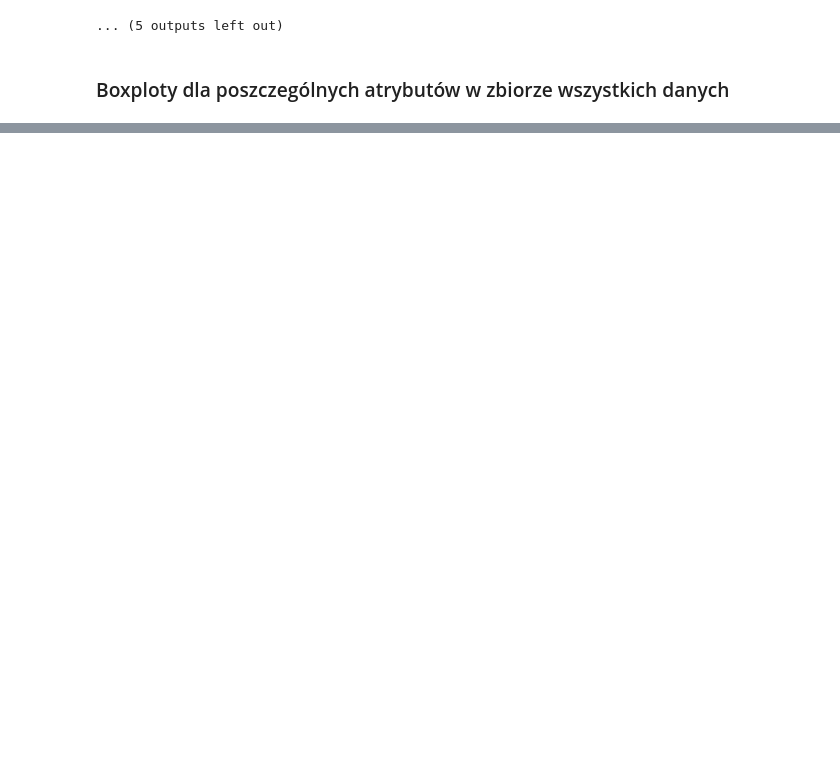
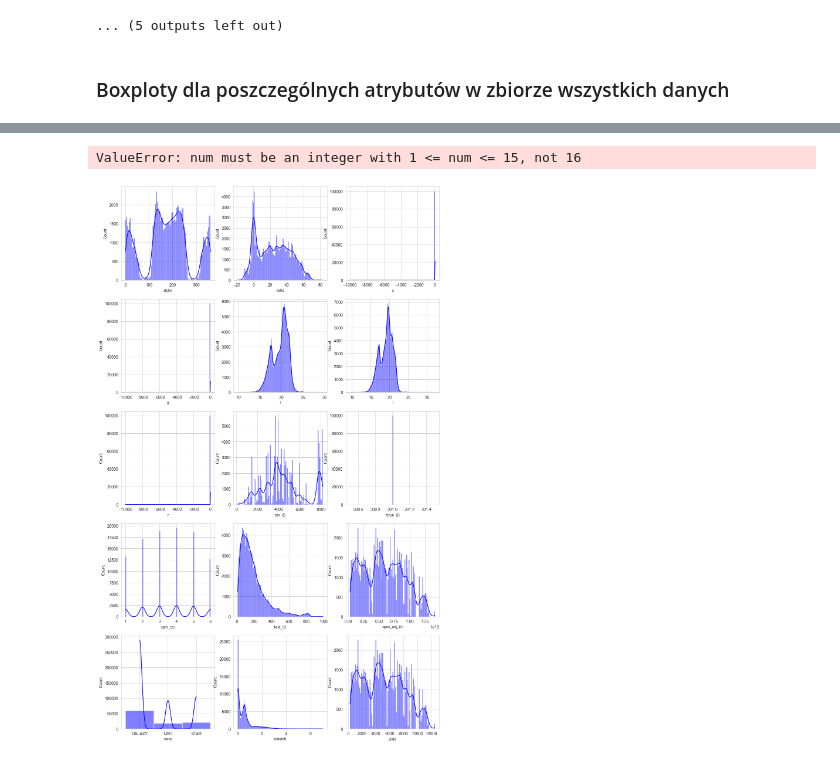
Before and after one commit to Bo3i/star-classification, a Jupyter notebook: data_exploration.ipynb, the cells around one changed output, grey strips where cells are left out. Saved outputs shown, nothing was run; the diff lists cells and outputs as text; code cells hidden in the pictures; blank space fills up the shorter version.

Commit message:
HIstograms and hybr

```diff
--- a/data_exploration.ipynb
+++ b/data_exploration.ipynb
@@ -206,0 +233,15 @@ TypeError: unsupported operand type(s) for /: 'str' and 'int'
+# %%
+data = data.drop(columns=["obj_ID"])
+fig, ax = plt.subplots(5, 3, figsize=(14, 24))
+i=0
+for i, feature in enumerate(data):
+    plt.subplot(5, 3, i+1)
+    sns.histplot(data[feature],
+                 color="blue",
+                 kde=True,
+                 bins=100)
+    plt.xlabel(feature, fontsize=9)
+plt.show()
+# %% [output]
+ValueError: num must be an integer with 1 <= num <= 15, not 16
+[figure, added]
```
Also changed, not shown: parts of 10 cells of this notebook, 1 other file.
